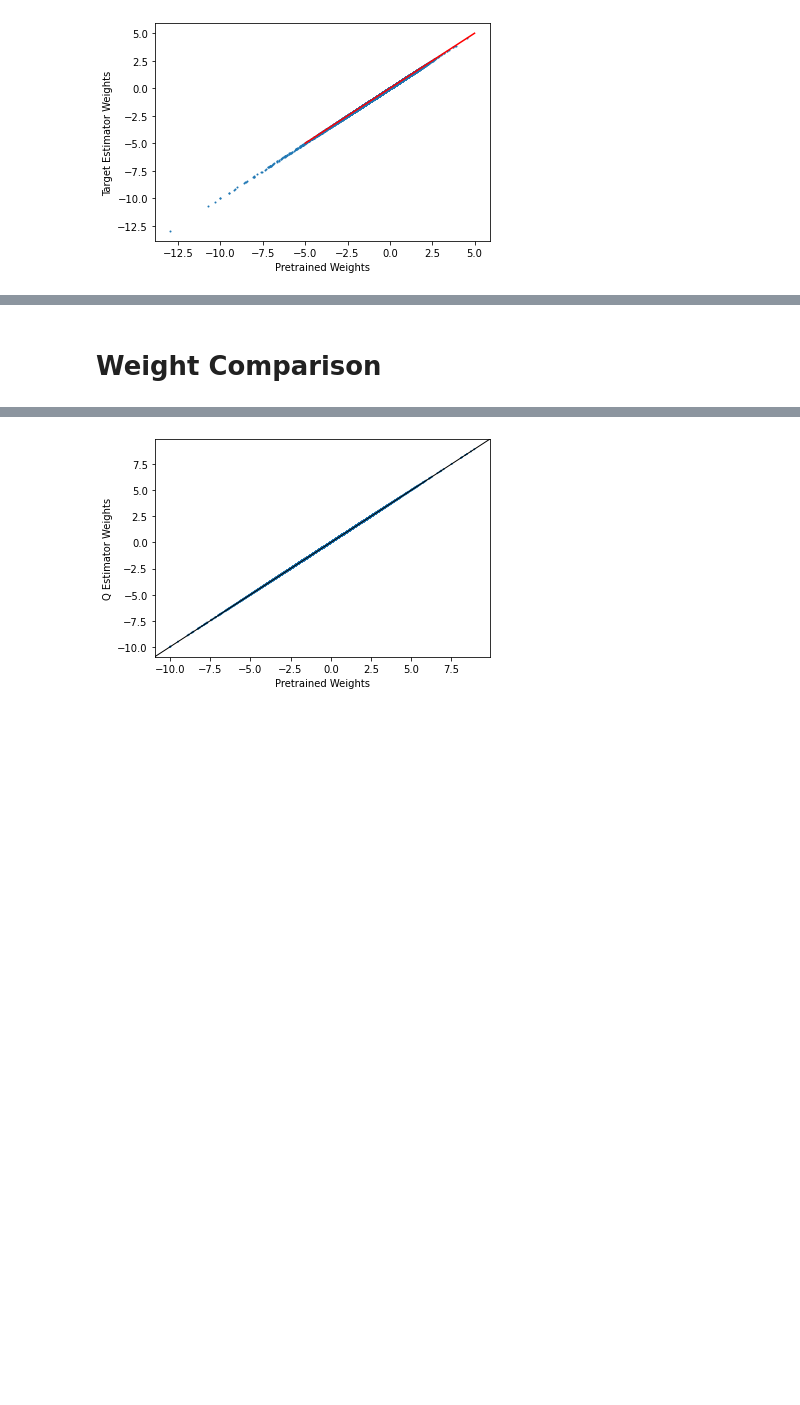
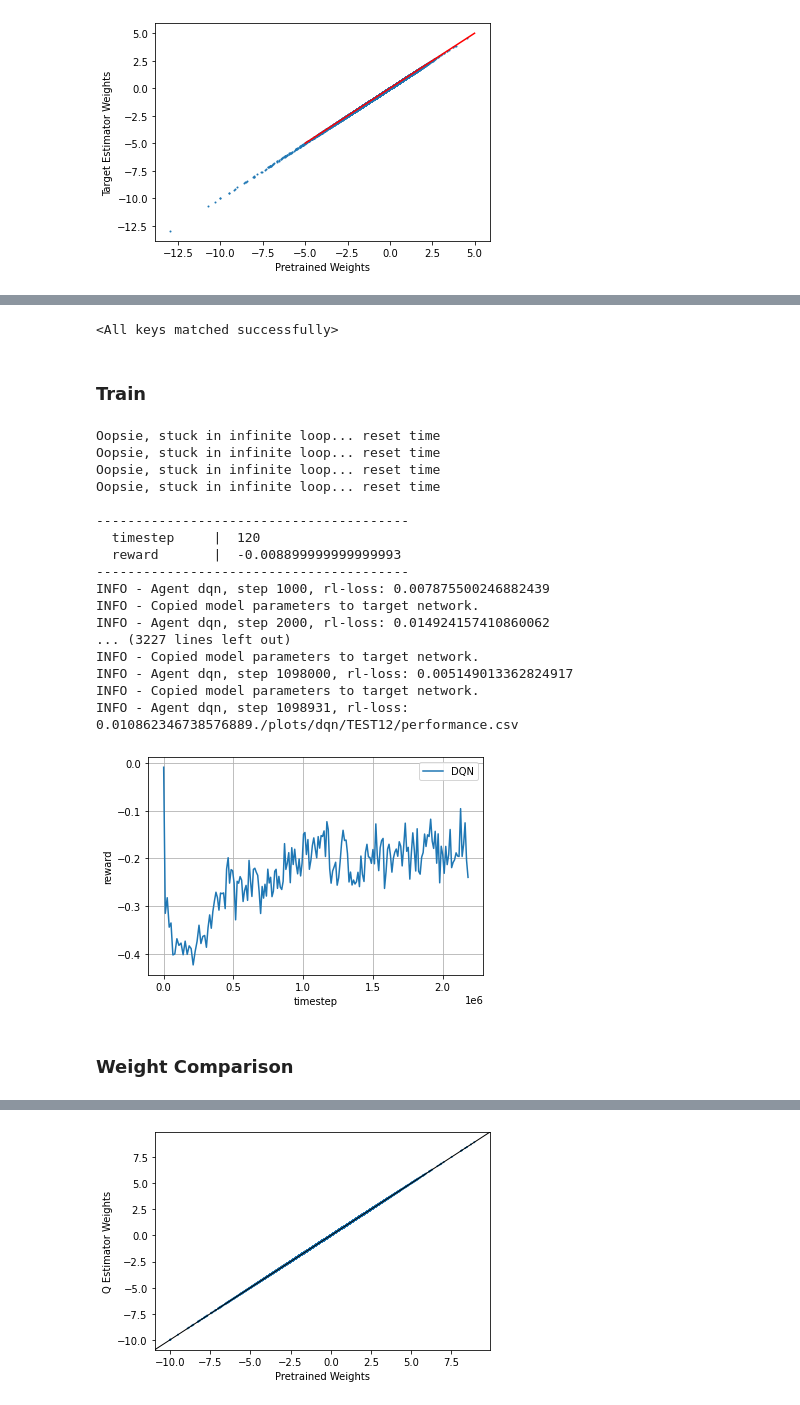
Before and after one commit to tancalv2/PretrainGinRummy, a Jupyter notebook: dqn.ipynb, the cells around one changed output, grey strips where cells are left out. Cells and saved outputs as stored; diff of their text form; code cells hidden in the pictures; blank space fills up the shorter version.

```diff
--- a/dqn.ipynb
+++ b/dqn.ipynb
@@ -4130,0 +4297,24 @@ plt.show()
+# %%
+model = torch.load('{}/models/{}/{}/{}/model.pt'.format(pth,state,action,model_name), map_location=device)
+model_dict = model.state_dict()
+model_dqn_dict = agent.q_estimator.qnet.state_dict()
+
+# Generate pretrained dictionary of weights/biases
+pretrained_dict = {}
+pretrained_dict['fc_layers.1.weight'] = model_dict['l1.weight']
+pretrained_dict['fc_layers.1.bias'] = model_dict['l1.bias']
+pretrained_dict['fc_layers.3.weight'] = model_dict['l2.weight']
+pretrained_dict['fc_layers.3.bias'] = model_dict['l2.bias']
+pretrained_dict['fc_layers.5.weight'] = model_dict['l3.weight']
+pretrained_dict['fc_layers.5.bias'] = model_dict['l3.bias']
+pretrained_dict['fc_layers.7.weight'] = torch.tensor(np.eye(110), device=device)
+pretrained_dict['fc_layers.7.bias'] = torch.tensor(np.ones(110), device=device)
+
+# load pretrained weights
+agent.q_estimator.qnet.load_state_dict(pretrained_dict)
+agent.target_estimator.qnet.load_state_dict(pretrained_dict)
+
+agent2.q_estimator.qnet.load_state_dict(pretrained_dict)
+agent2.target_estimator.qnet.load_state_dict(pretrained_dict)
+# %% [output]
+<All keys matched successfully>
@@ -4131,2 +4351,54 @@ plt.show()
+# %% [markdown]
+### Train
+# %%
+# Save model prior to training
+save_dir = 'models/dqn/selfplay/{}'.format(dqn_model_name)
+if not os.path.exists(save_dir):
+    os.makedirs(save_dir)
+state_dict = agent.get_state_dict()
+torch.save(state_dict, os.path.join(save_dir, 'model_pretrain.pth'))
+
+# Training Loop
+for episode in range(episode_num):
+
+    # Generate data from the environment
+    trajectories, _ = env.run(is_training=True)
+
+    # Feed transitions into agent memory, and train the agent
+    for ts in trajectories[0]:
+        agent.feed(ts)
+
+    # Evaluate the performance. Play with random agents.
+    if episode % evaluate_every == 0:
+        logger.log_performance(env.timestep, tournament(eval_env, evaluate_num)[0])
+
+# Close files in the logger
+logger.close_files()
+
+# Plot the learning curve
+logger.plot('DQN')
+
+# Save model
+state_dict = agent.get_state_dict()
+torch.save(state_dict, os.path.join(save_dir, 'model_posttrain.pth'))
+# %% [output]
+Oopsie, stuck in infinite loop... reset time
+Oopsie, stuck in infinite loop... reset time
+Oopsie, stuck in infinite loop... reset time
+Oopsie, stuck in infinite loop... reset time
+
+----------------------------------------
+  timestep     |  120
+  reward       |  -0.008899999999999993
+----------------------------------------
+INFO - Agent dqn, step 1000, rl-loss: 0.007875500246882439
+INFO - Copied model parameters to target network.
+INFO - Agent dqn, step 2000, rl-loss: 0.014924157410860062
+... (3227 lines left out)
+INFO - Copied model parameters to target network.
+INFO - Agent dqn, step 1098000, rl-loss: 0.005149013362824917
+INFO - Copied model parameters to target network.
+INFO - Agent dqn, step 1098931, rl-loss: 0.010862346738576889./plots/dqn/TEST12/performance.csv
+[figure, added]
 # %% [markdown]
-# Weight Comparison
+### Weight Comparison
```
Also changed, not shown: parts of 31 cells of this notebook, 10 other files.
